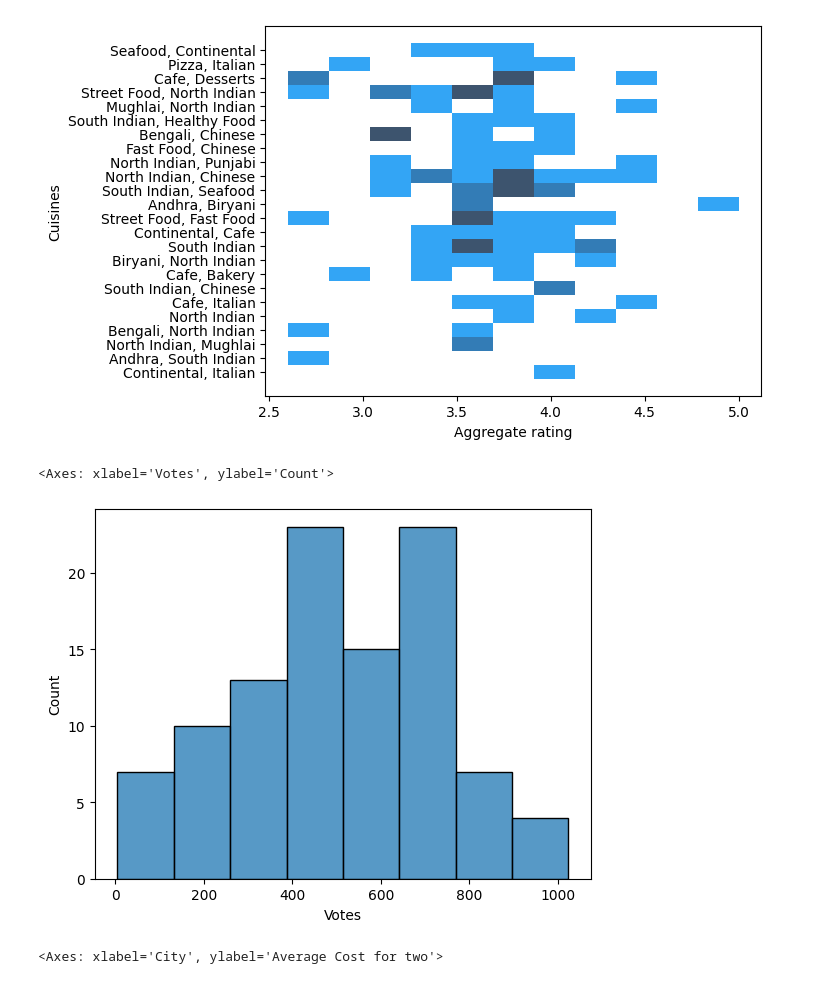
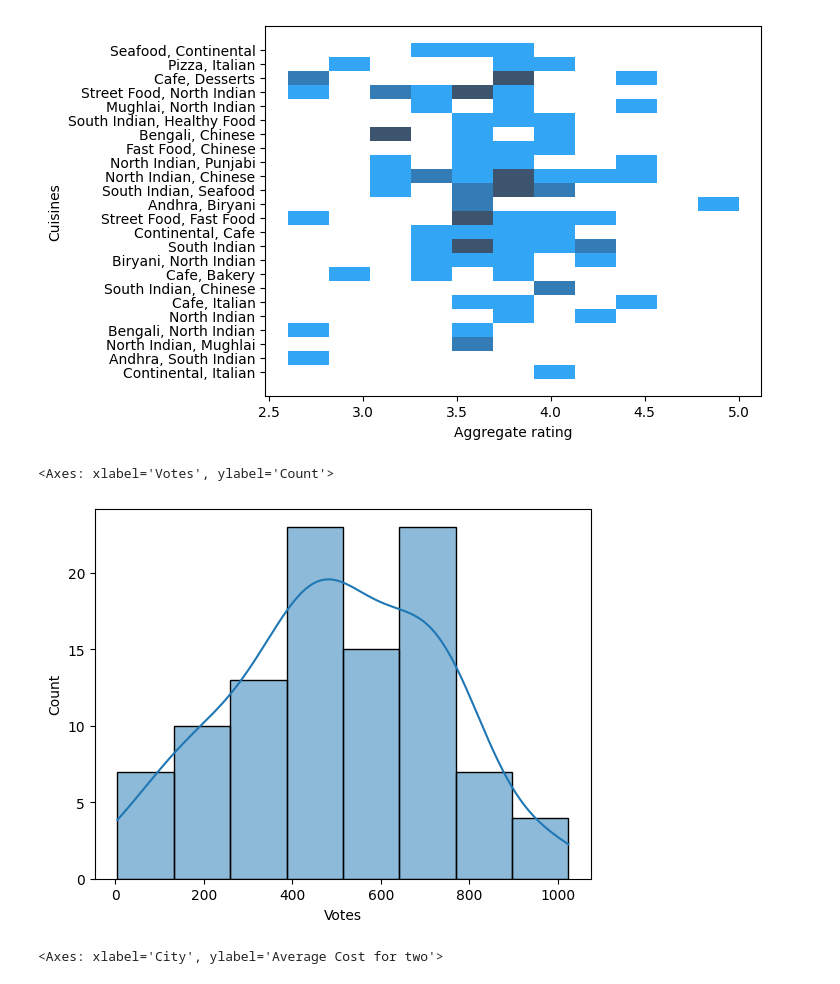
Before and after one commit to DeepuKun/Machine-Learning-Practice, a Jupyter notebook: Zomato_EDA.ipynb, the cells around one changed output. Saved outputs shown, nothing was run; the diff lists cells and outputs as text; code cells hidden in the pictures.

```diff
--- a/Zomato_EDA.ipynb
+++ b/Zomato_EDA.ipynb
@@ -47,10 +47,10 @@ sns.histplot(x="Aggregate rating" ,y="Cuisines",data= data)
 <Axes: xlabel='Aggregate rating', ylabel='Cuisines'>
 [figure]
 # %%
-sns.histplot(x="Votes",data= data)
+sns.histplot(x="Votes",data= data, kde=True)
 # %% [output]
 <Axes: xlabel='Votes', ylabel='Count'>
-[figure, old version]
+[figure, new version]
 # %%
 sns.boxplot(x="City", y="Average Cost for two", data= data)
 # %% [output]
```
